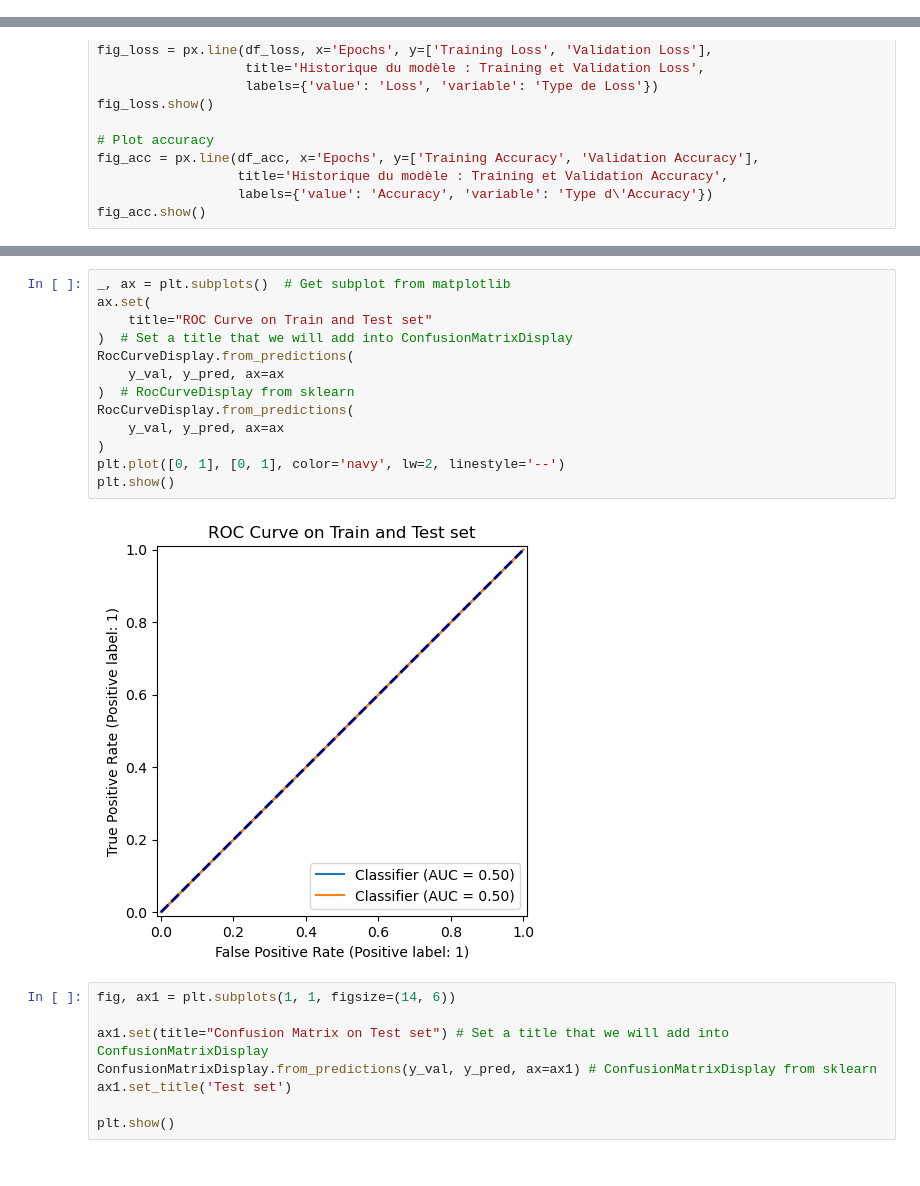
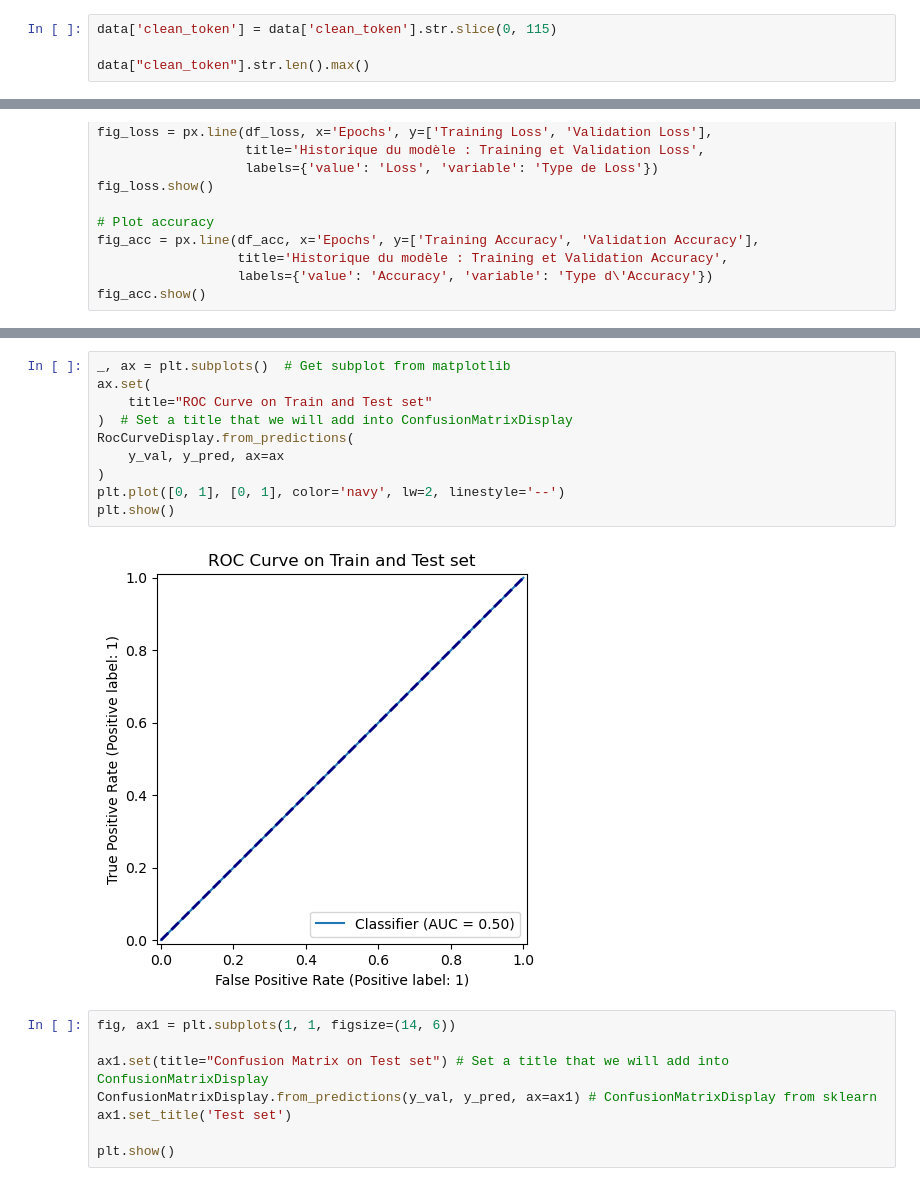
Before and after one commit to littlerobinson/machine-learning-engineer-certification, a Jupyter notebook: spam_detector/spam_detector.ipynb, the cells around one changed output, grey strips where cells are left out. Saved outputs shown, nothing was run; the diff lists cells and outputs as text.

```diff
--- a/spam_detector/spam_detector.ipynb
+++ b/spam_detector/spam_detector.ipynb
@@ -321,3 +324,7 @@ data.head()
 # %%
 fig = px.histogram(data, x='lematized_len', nbins=50, title='Distribution des longueurs des messages', histnorm='density', marginal="box")
 fig.show()
+# %%
+data['clean_token'] = data['clean_token'].str.slice(0, 115)
+
+data["clean_token"].str.len().max()
@@ -917,18 +990,15 @@ Precision is ill-defined and being set to 0.0 in labels with no predicted sample
 # %%
 _, ax = plt.subplots()  # Get subplot from matplotlib
 ax.set(
     title="ROC Curve on Train and Test set"
 )  # Set a title that we will add into ConfusionMatrixDisplay
 RocCurveDisplay.from_predictions(
     y_val, y_pred, ax=ax
-)  # RocCurveDisplay from sklearn
-RocCurveDisplay.from_predictions(
-    y_val, y_pred, ax=ax
 )
 plt.plot([0, 1], [0, 1], color='navy', lw=2, linestyle='--')
 plt.show()
 # %% [output]
-[figure, old version]
+[figure, new version]
 # %%
 fig, ax1 = plt.subplots(1, 1, figsize=(14, 6))
 
```
Also changed, not shown: parts of 48 cells of this notebook, 4 other files.
